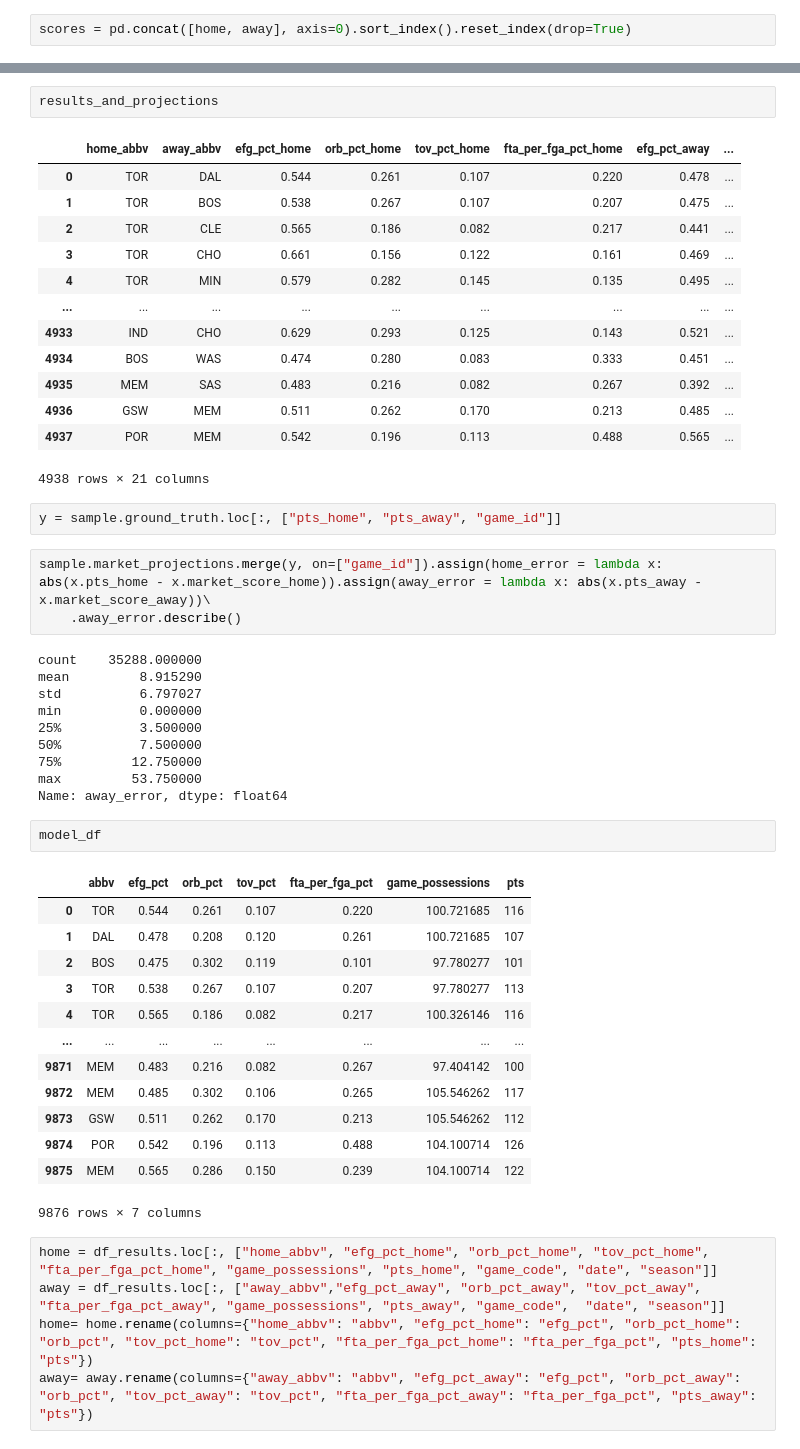
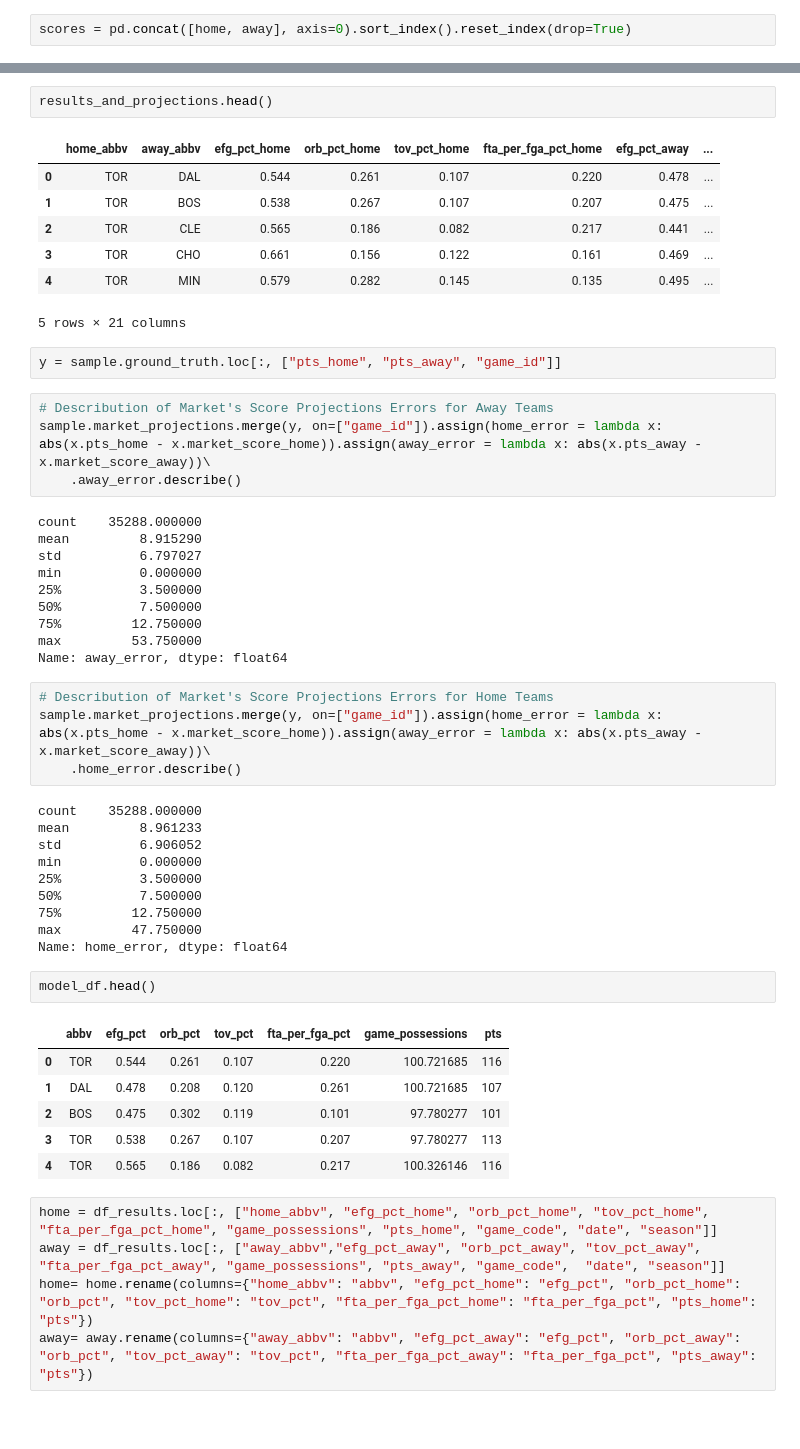
Before and after one commit to kyle-rgb/NBA_Sportsbook_Project, a Jupyter notebook: notebooks/Modeling.ipynb, the cells around one changed output, grey strips where cells are left out. Saved outputs shown, nothing was run; the diff lists cells and outputs as text; blank space fills up the shorter version.

```diff
--- a/notebooks/Modeling.ipynb
+++ b/notebooks/Modeling.ipynb
@@ -854,22 +939,17 @@ scores
 # %%
-results_and_projections
+results_and_projections.head()
 # %% [output]
 |  | home_abbv | away_abbv | efg_pct_home | orb_pct_home | tov_pct_home | fta_per_fga_pct_home | efg_pct_away | ... |
 | 0 | TOR | DAL | 0.544 | 0.261 | 0.107 | 0.220 | 0.478 | ... |
 | 1 | TOR | BOS | 0.538 | 0.267 | 0.107 | 0.207 | 0.475 | ... |
 | 2 | TOR | CLE | 0.565 | 0.186 | 0.082 | 0.217 | 0.441 | ... |
 | 3 | TOR | CHO | 0.661 | 0.156 | 0.122 | 0.161 | 0.469 | ... |
 | 4 | TOR | MIN | 0.579 | 0.282 | 0.145 | 0.135 | 0.495 | ... |
-| ... | ... | ... | ... | ... | ... | ... | ... | ... |
-| 4933 | IND | CHO | 0.629 | 0.293 | 0.125 | 0.143 | 0.521 | ... |
-| 4934 | BOS | WAS | 0.474 | 0.280 | 0.083 | 0.333 | 0.451 | ... |
-| 4935 | MEM | SAS | 0.483 | 0.216 | 0.082 | 0.267 | 0.392 | ... |
-| 4936 | GSW | MEM | 0.511 | 0.262 | 0.170 | 0.213 | 0.485 | ... |
-| 4937 | POR | MEM | 0.542 | 0.196 | 0.113 | 0.488 | 0.565 | ... |
-4938 rows × 21 columns
+5 rows × 21 columns
 # %%
 y = sample.ground_truth.loc[:, ["pts_home", "pts_away", "game_id"]]
 # %%
+# Describution of Market's Score Projections Errors for Away Teams
 sample.market_projections.merge(y, on=["game_id"]).assign(home_error = lambda x: abs(x.pts_home - x.market_score_home)).assign(away_error = lambda x: abs(x.pts_away - x.market_score_away))\
     .away_error.describe()
 # %% [output]
@@ -882,8 +962,22 @@ min          0.000000
 75%         12.750000
 max         53.750000
 Name: away_error, dtype: float64
+# %%
+# Describution of Market's Score Projections Errors for Home Teams
+sample.market_projections.merge(y, on=["game_id"]).assign(home_error = lambda x: abs(x.pts_home - x.market_score_home)).assign(away_error = lambda x: abs(x.pts_away - x.market_score_away))\
+    .home_error.describe()
+# %% [output]
+count    35288.000000
+mean         8.961233
+std          6.906052
+min          0.000000
+25%          3.500000
+50%          7.500000
+75%         12.750000
+max         47.750000
+Name: home_error, dtype: float64
 # %%
-model_df
+model_df.head()
 # %% [output]
 |  | abbv | efg_pct | orb_pct | tov_pct | fta_per_fga_pct | game_possessions | pts |
 | 0 | TOR | 0.544 | 0.261 | 0.107 | 0.220 | 100.721685 | 116 |
@@ -891,13 +985,6 @@ model_df
 | 2 | BOS | 0.475 | 0.302 | 0.119 | 0.101 | 97.780277 | 101 |
 | 3 | TOR | 0.538 | 0.267 | 0.107 | 0.207 | 97.780277 | 113 |
 | 4 | TOR | 0.565 | 0.186 | 0.082 | 0.217 | 100.326146 | 116 |
-| ... | ... | ... | ... | ... | ... | ... | ... |
-| 9871 | MEM | 0.483 | 0.216 | 0.082 | 0.267 | 97.404142 | 100 |
-| 9872 | MEM | 0.485 | 0.302 | 0.106 | 0.265 | 105.546262 | 117 |
-| 9873 | GSW | 0.511 | 0.262 | 0.170 | 0.213 | 105.546262 | 112 |
-| 9874 | POR | 0.542 | 0.196 | 0.113 | 0.488 | 104.100714 | 126 |
-| 9875 | MEM | 0.565 | 0.286 | 0.150 | 0.239 | 104.100714 | 122 |
-9876 rows × 7 columns
 # %%
 home = df_results.loc[:, ["home_abbv", "efg_pct_home", "orb_pct_home", "tov_pct_home", "fta_per_fga_pct_home", "game_possessions", "pts_home", "game_code", "date", "season"]]
 away = df_results.loc[:, ["away_abbv","efg_pct_away", "orb_pct_away", "tov_pct_away", "fta_per_fga_pct_away", "game_possessions", "pts_away", "game_code",  "date", "season"]]
```
Also changed, not shown: parts of 160 cells of this notebook, 1 other file.
